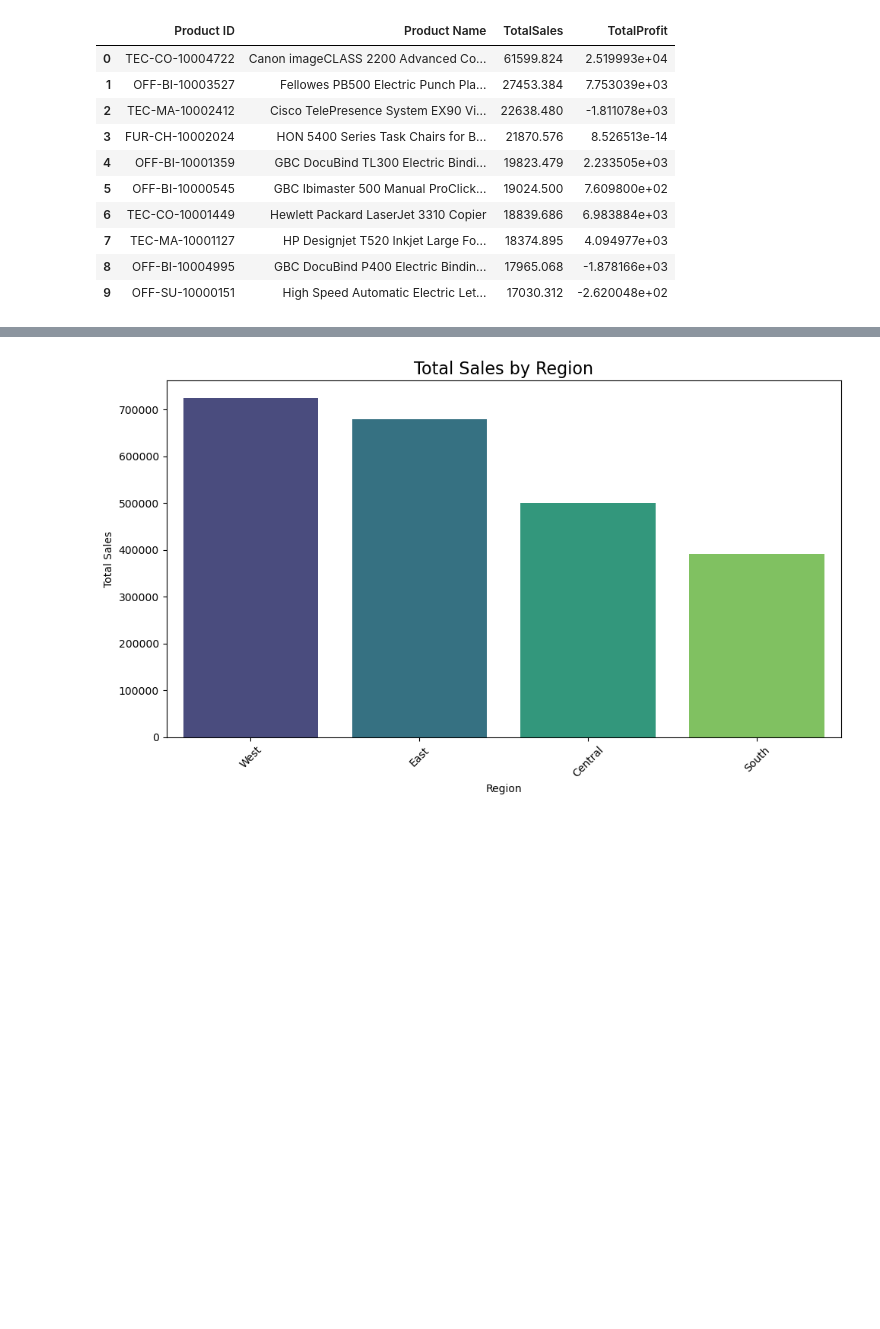
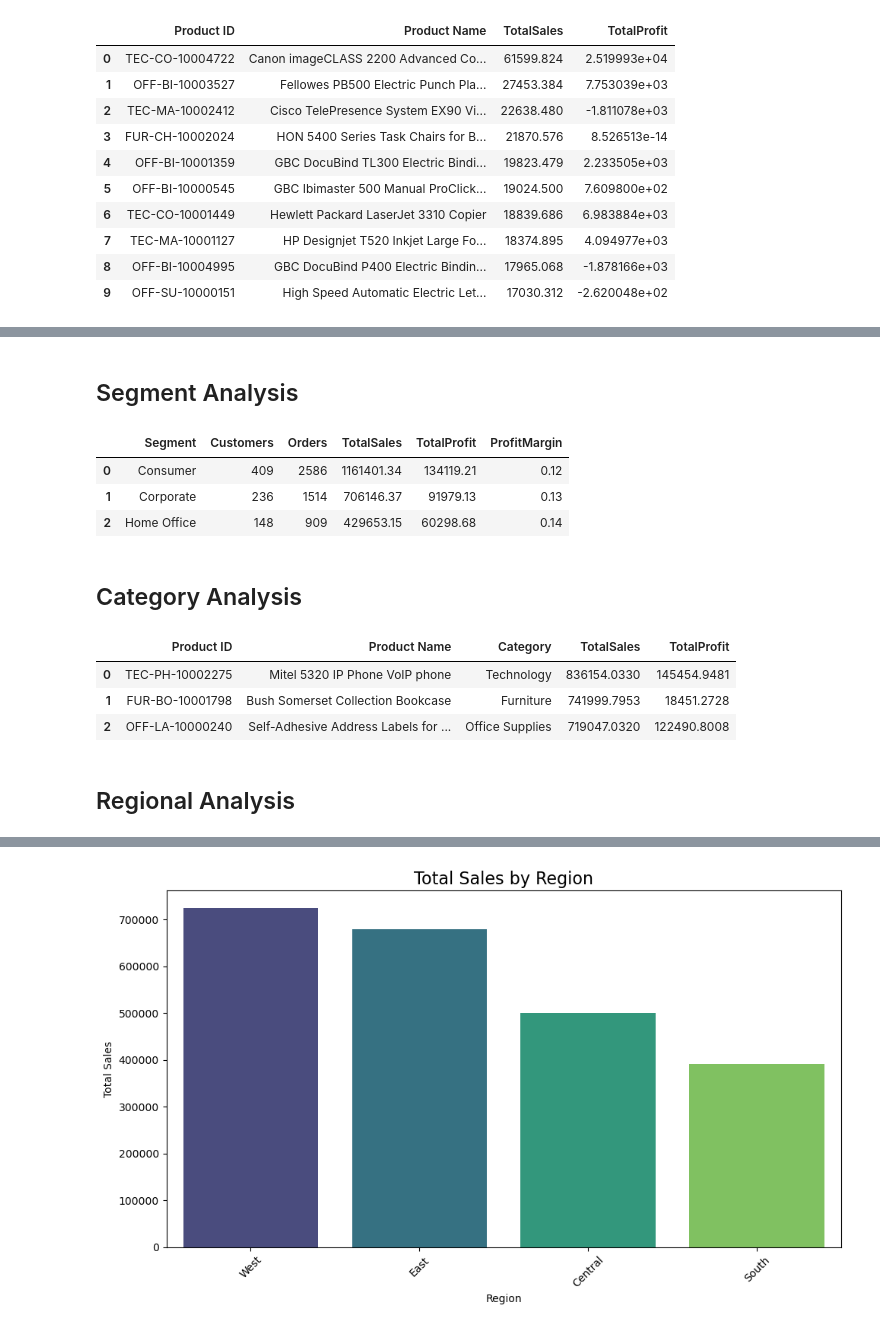
Before and after one commit to Yvonneamg/Ecommerce_Sales_Analysis, a Jupyter notebook: Ecommerce_Sales_Analysis.ipynb, the cells around one changed output, grey strips where cells are left out. Drawn from its saved outputs; the diff is of its cells as text; code cells hidden in the pictures; blank space fills up the shorter version.

```diff
--- a/Ecommerce_Sales_Analysis.ipynb
+++ b/Ecommerce_Sales_Analysis.ipynb
@@ -562,0 +630,44 @@ Revenue_product
+# %% [markdown]
+## Segment Analysis
+# %%
+segments_analysis_query = """
+SELECT Segment,
+COUNT(DISTINCT "Customer ID") AS Customers,
+COUNT(DISTINCT "Order ID") AS Orders,
+ROUND(SUM(Sales), 2) AS TotalSales,
+ROUND(SUM(Profit), 2) AS TotalProfit,
+ROUND(SUM(Profit) / SUM(Sales), 2) AS ProfitMargin
+FROM sales
+GROUP BY Segment
+ORDER BY TotalSales DESC;
+"""
+segments_analysis=pd.read_sql_query(segments_analysis_query, conn)
+segments_analysis
+# %% [output]
+|  | Segment | Customers | Orders | TotalSales | TotalProfit | ProfitMargin |
+| 0 | Consumer | 409 | 2586 | 1161401.34 | 134119.21 | 0.12 |
+| 1 | Corporate | 236 | 1514 | 706146.37 | 91979.13 | 0.13 |
+| 2 | Home Office | 148 | 909 | 429653.15 | 60298.68 | 0.14 |
+# %% [markdown]
+## Category Analysis
+# %%
+# What category generates more revenue
+Revenue_category_Query="""
+SELECT "Product ID",
+"Product Name",
+"Category",
+SUM(Sales) AS TotalSales,
+SUM(Profit) AS TotalProfit
+from sales
+group by "Category"
+order by TotalSales desc;
+"""
+Revenue_category=pd.read_sql_query(Revenue_category_Query, conn)
+Revenue_category
+# %% [output]
+|  | Product ID | Product Name | Category | TotalSales | TotalProfit |
+| 0 | TEC-PH-10002275 | Mitel 5320 IP Phone VoIP phone | Technology | 836154.0330 | 145454.9481 |
+| 1 | FUR-BO-10001798 | Bush Somerset Collection Bookcase | Furniture | 741999.7953 | 18451.2728 |
+| 2 | OFF-LA-10000240 | Self-Adhesive Address Labels for ... | Office Supplies | 719047.0320 | 122490.8008 |
+# %% [markdown]
+## Regional Analysis
```
Also changed, not shown: parts of 20 cells of this notebook, 1 other file.
